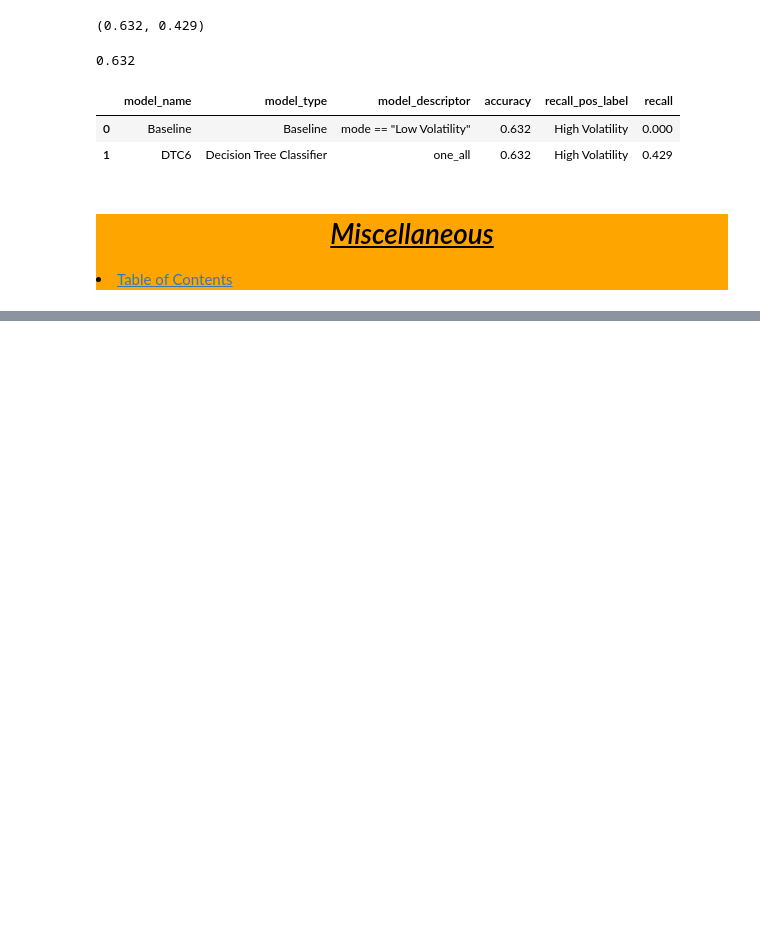
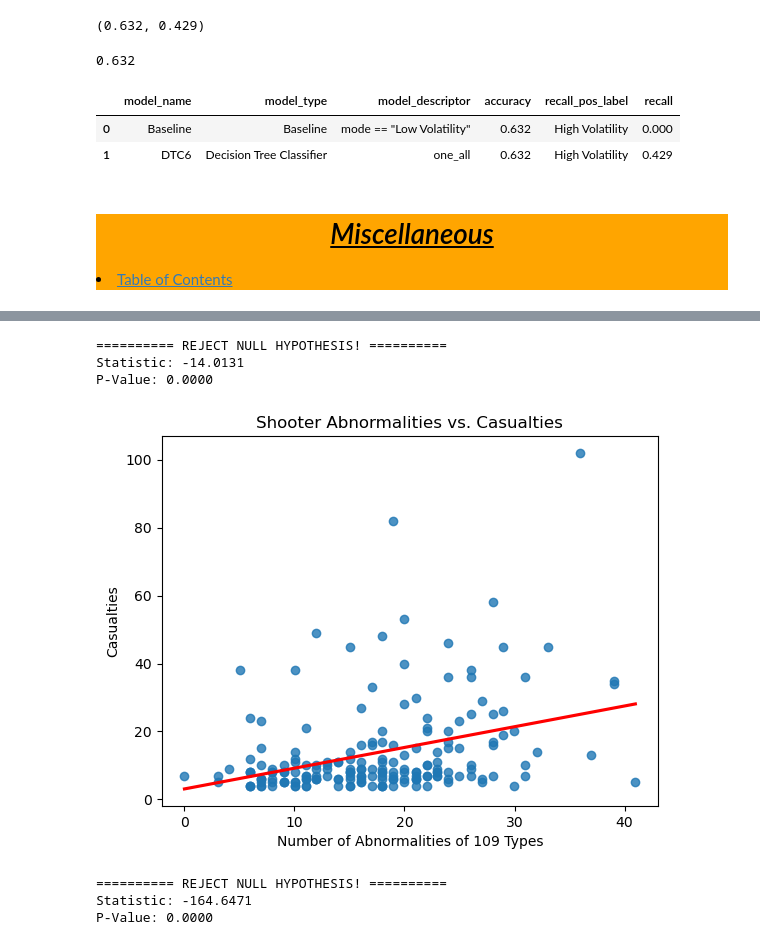
Before and after one commit to Jared-Wood135/mass-shooters-project, a Jupyter notebook: model.ipynb, the cells around one changed output, grey strips where cells are left out. Cells and saved outputs as stored; diff of their text form; code cells hidden in the pictures; blank space fills up the shorter version.

```diff
--- a/model.ipynb
+++ b/model.ipynb
@@ -399,0 +458,58 @@ pd.DataFrame(best_models_dict)
+# %%
+# 2nd Stat for 5th visual
+full = w.prepare_mass_shooters()
+removed_outlier = full[full.agg_casualties != 927]
+removed_outlier['agg_trauma'] = removed_outlier['agg_trauma'] * 20
+target_binary = np.where(removed_outlier.shooter_volatility == 'High Volatility', 1, 0)
+target_mean = sum(target_binary) / removed_outlier.shape[0]
+non_target_mean = removed_outlier.agg_trauma.mean()
+stat, p = stats.ttest_ind_from_stats(mean1=target_mean, std1=1, nobs1=removed_outlier.shape[0],
+                           mean2=non_target_mean, std2=1, nobs2=removed_outlier.shape[0],
+                           equal_var=False)
+if p < 0.05:
+    print(f'\033[32m========== REJECT NULL HYPOTHESIS! ==========\033[0m')
+    print(f'\033[35mStatistic:\033[0m {stat:.4f}')
+    print(f'\033[35mP-Value:\033[0m {p:.4f}')
+else:
+    print(f'\033[31m========== ACCEPT NULL HYPOTHESIS! ==========\033[0m')
+    print(f'\033[35mStatistic:\033[0m {stat:.4f}')
+    print(f'\033[35mP-Value:\033[0m {p:.4f}')
+# %% [output]
+========== REJECT NULL HYPOTHESIS! ==========
+Statistic: -14.0131
+P-Value: 0.0000
+# %%
+# 6th Visual for 'final_report.ipynb'
+full = w.prepare_mass_shooters()
+removed_outlier = full[full.agg_casualties != 927]
+removed_outlier['agg_grand_total'] = removed_outlier['agg_grand_total'] * 109
+sns.regplot(data=removed_outlier, x='agg_grand_total', y='agg_casualties', ci=0, line_kws={'color' : 'red'})
+plt.title('Shooter Abnormalities vs. Casualties')
+plt.xlabel('Number of Abnormalities of 109 Types')
+plt.ylabel('Casualties')
+plt.show()
+# %% [output]
+[figure, added]
+# %%
+# 3rd Stat for 6th visual
+full = w.prepare_mass_shooters()
+removed_outlier = full[full.agg_casualties != 927]
+removed_outlier['agg_grand_total'] = removed_outlier['agg_grand_total'] * 109
+target_binary = np.where(removed_outlier.shooter_volatility == 'High Volatility', 1, 0)
+target_mean = sum(target_binary) / removed_outlier.shape[0]
+non_target_mean = removed_outlier.agg_grand_total.mean()
+stat, p = stats.ttest_ind_from_stats(mean1=target_mean, std1=1, nobs1=removed_outlier.shape[0],
+                           mean2=non_target_mean, std2=1, nobs2=removed_outlier.shape[0],
+                           equal_var=False)
+if p < 0.05:
+    print(f'\033[32m========== REJECT NULL HYPOTHESIS! ==========\033[0m')
+    print(f'\033[35mStatistic:\033[0m {stat:.4f}')
+    print(f'\033[35mP-Value:\033[0m {p:.4f}')
+else:
+    print(f'\033[31m========== ACCEPT NULL HYPOTHESIS! ==========\033[0m')
+    print(f'\033[35mStatistic:\033[0m {stat:.4f}')
+    print(f'\033[35mP-Value:\033[0m {p:.4f}')
+# %% [output]
+========== REJECT NULL HYPOTHESIS! ==========
+Statistic: -164.6471
+P-Value: 0.0000
```
Also changed, not shown: parts of 5 cells of this notebook.
